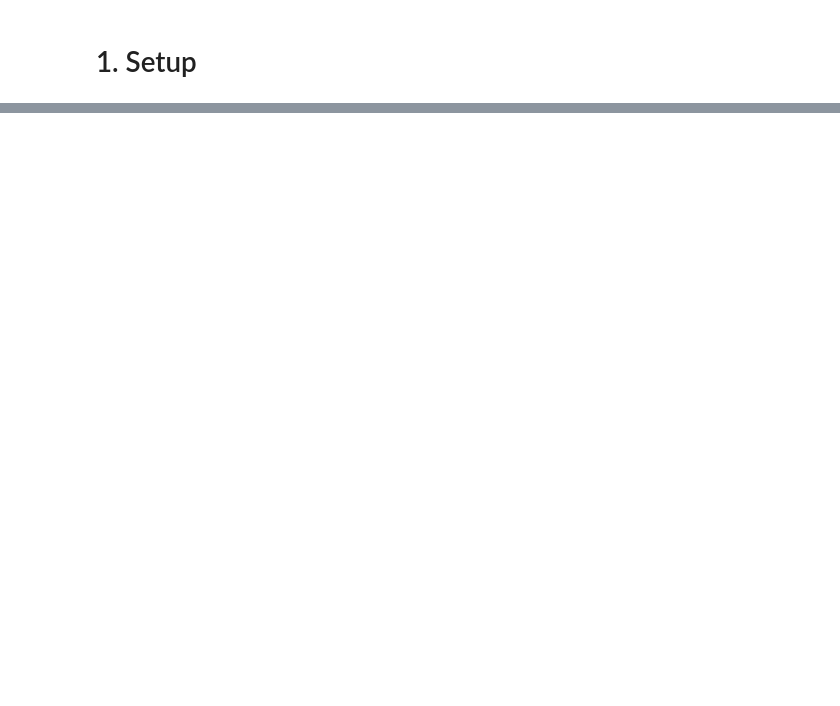
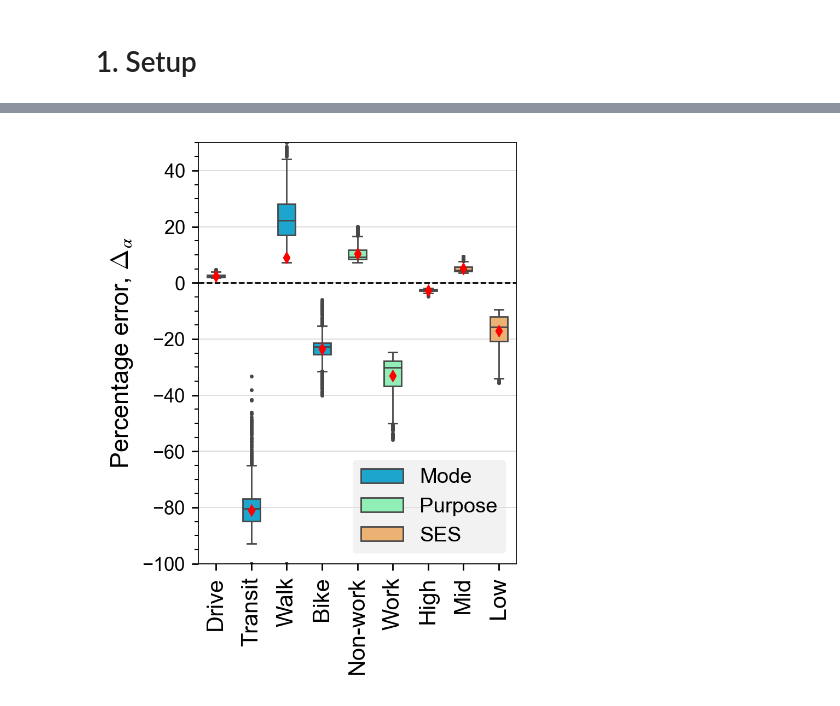
Before and after one commit to rvanxer/impedance, a Jupyter notebook: code/4_accessibility.ipynb, the cells around one changed output, grey strips where cells are left out. Cells and saved outputs as stored; diff of their text form; code cells hidden in the pictures; blank space fills up the shorter version.

```diff
--- a/code/4_accessibility.ipynb
+++ b/code/4_accessibility.ipynb
@@ -251,0 +84,7 @@ zones = gpd.read_parquet(outroot / 'zones.parquet').set_crs(CRS_M).disp()
+# %%
+opport = (
+    pd.read_parquet(inroot / 'opport/opportunities.parquet')
+    .merge(zones['geoid']).assign(purpose=lambda df: df.kind.map(
+        D(total='Work', overall='Non-work')))
+    [['geoid', 'purpose', 'opport']].dropna()
+).disp()
@@ -251,0 +142,26 @@ zones = gpd.read_parquet(outroot / 'zones.parquet').set_crs(CRS_M).disp()
+# %%
+def get_access_bg(opport=opport, tt=tt, ses=ses, params=params, zones=zones):
+    beta0 = params.iloc[0].beta
+    opp_poi = opport.query('purpose=="Non-work"')
+    tt = tt.rename(columns=D(trg='geoid'))
+    tt_drive = tt.query('mode=="Drive"')
+    def f(df, factor, level):
+        beta = params.query(f'factor=="{factor}" & level=="{level}"')
+        df['general'] = df.opport * np.exp(-beta0 * df.time)
+        df['case'] = df.opport * np.exp(-beta.iloc[0].beta * df.time)
+        df = df.groupby('src')[['general', 'case']].sum().reset_index()
+        return df.assign(factor=factor, level=level)
+    res = []
+    for mode, df in tt.groupby('mode'):
+        res.append(f(df.merge(opp_poi), 'Mode', mode))
+    for purp, df in opport.groupby('purpose'):
+        res.append(f(tt_drive.merge(df), 'Purpose', purp))
+    for ses_cat, df in ses.groupby('ses'):
+        res.append(f(opp_poi.merge(df).merge(tt_drive), 'SES', ses_cat))
+    df = pd.concat(res).rename(columns=D(src='geoid'))
+    df['pct_diff'] = (df.general / (df.case + 1e-6) - 1) * 100
+    df.factor, df.level = ordered_factor(df.factor), ordered_factor(df.level)
+    return df
+
+xs_bg = get_access_bg().disp()
+# x = get_access_bg(); x
@@ -251,0 +173,12 @@ zones = gpd.read_parquet(outroot / 'zones.parquet').set_crs(CRS_M).disp()
+# %%
+ax = pplot(size=(3, 4), ylim=(-100, 50), dpi=250)
+sns.boxplot(xs_bg, x='level', y='pct_diff', ax=ax, linewidth=0.8,
+            width=0.5, fliersize=1, hue='factor', palette='rainbow',
+            showmeans=True, meanprops=D(marker='d', markerfacecolor='r',
+                                        markersize=5, markeredgecolor='none'))
+ax.axhline(0, ls='--', color='k', lw=0.8)
+ax.set_xticklabels(ax.get_xticklabels(), rotation=90, fontsize=12)
+ax.legend(handles=ax.legend().legend_handles, title='', loc='lower right')
+ax = pplot(ax, xminor=0, xlab='', ylab='Percentage error, $\Delta_{α}$')
+# %% [output]
+[figure, added]
```
Also changed, not shown: parts of 41 cells of this notebook, 4 other files.
